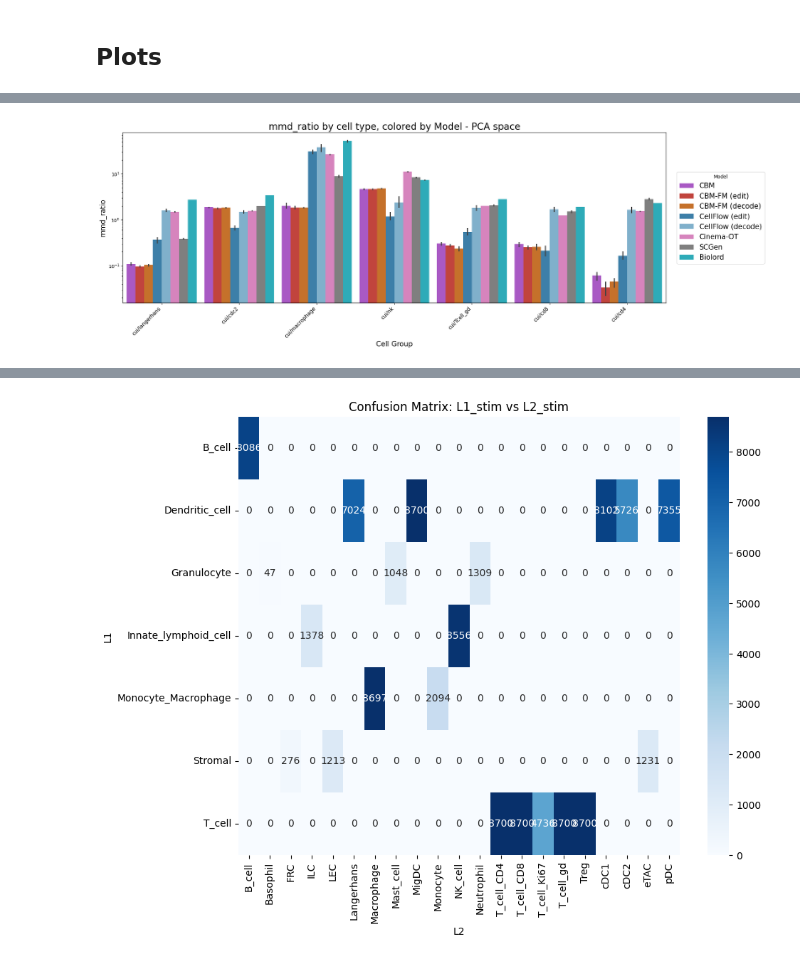
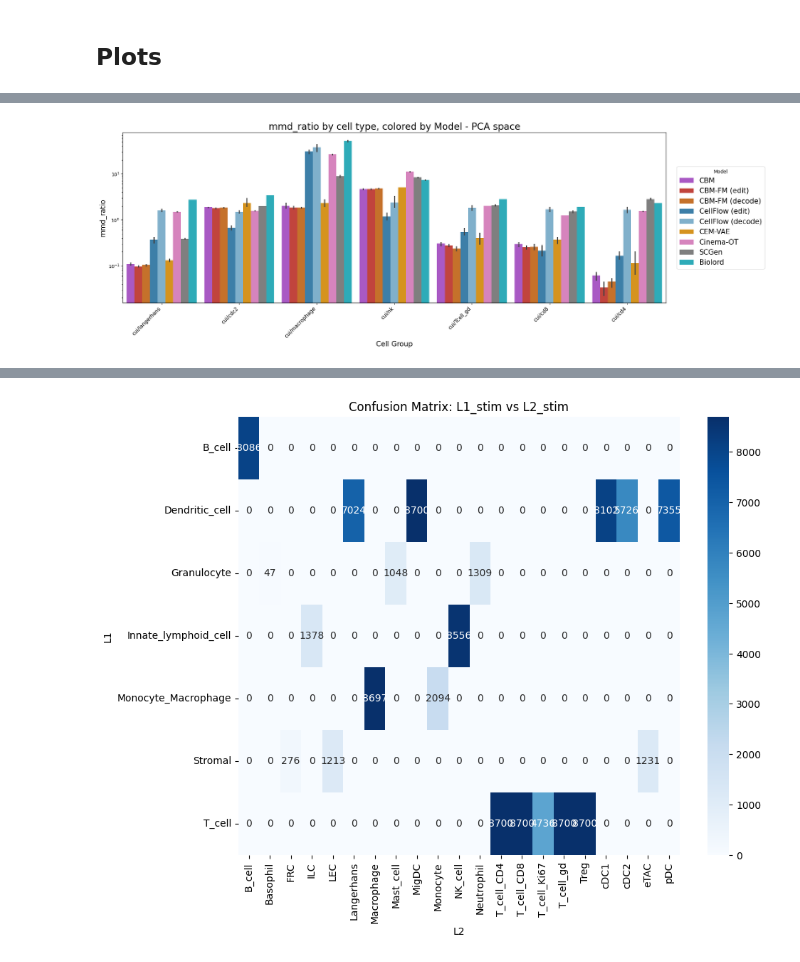
Before and after one commit to almaan/scCBGM, a Jupyter notebook: notebooks/analysis/results_aggregation.ipynb, the cells around one changed output, grey strips where cells are left out. Saved outputs shown, nothing was run; the diff lists cells and outputs as text; code cells hidden in the pictures.

```diff
--- a/notebooks/analysis/results_aggregation.ipynb
+++ b/notebooks/analysis/results_aggregation.ipynb
@@ -21,7 +21,7 @@ api = wandb.Api()
 
 # Method 1: Get sweep object first
 sweep_ids = ["g8povs27", "fymvd3ew", "5tj444h1", "ybds4iut", "gxlld5l2", "rnbneqke", "lf58ioxv"] # This is with concept_hp=0.01 for CBM-based models
-sweep_ids = ["0ndnusil", "fymvd3ew", "5tj444h1", "cdv2yyo6", "gxlld5l2", "rnbneqke", "lf58ioxv"] # This is with concept_hp=0.1 for CBM-based models
+sweep_ids = ["0ndnusil", "fymvd3ew", "5tj444h1", "cdv2yyo6", "gxlld5l2", "rnbneqke", "lf58ioxv","b2eoxdr2"] # This is with concept_hp=0.1 for CBM-based models
 
 entity = "debroue1"  # your username or team name
 project = "conceptlab"
@@ -229,7 +232,7 @@ api = wandb.Api()
 
 # Method 1: Get sweep object first
 sweep_ids = ["uqmtedd2", "zcpmq6vp", "b9ulfnyk", "td69wh8c"]
-sweep_ids = ["jo959g2b", "m3y5vaet", "s1gps1cz", "cia8lm8g", "yiq35p37","y65js1pa"]
+sweep_ids = ["jo959g2b", "m3y5vaet", "s1gps1cz", "cia8lm8g", "yiq35p37","y65js1pa", "4iflyw18"]
 entity = "debroue1"  # your username or team name
 project = "conceptlab"
 
@@ -262,7 +265,8 @@ model_dict = {"cbm": "CBM",
               "conceptflow": "ConceptFlow",
               "cinemaot": "Cinema-OT",
               "scgen": "SCGen",
-              "biolord": "Biolord",}
+              "biolord": "Biolord",
+              "cem_vae": "CEM-VAE"}
 
 df_res["model"] = df_res["model"].map(model_dict)
 # %% [markdown]
@@ -304,7 +308,7 @@ if missing:
     raise ValueError(f"Missing columns in df_res: {missing}")
 
 # Aggregate over seeds: mean and std of mmd_ratio for each (cell type, model) pair
-model_order = ["CBM", "CBM-FM (edit)", "CBM-FM (decode)", "CellFlow (edit)", "CellFlow (decode)", "Cinema-OT", "SCGen", "Biolord"]
+model_order = ["CBM", "CBM-FM (edit)", "CBM-FM (decode)", "CellFlow (edit)", "CellFlow (decode)", "CEM-VAE","Cinema-OT", "SCGen", "Biolord"]
 
 color_map = {
     "CBM": "#b247d6",                     # purple
@@ -316,6 +320,7 @@ color_map = {
     "Cinema-OT": "#e377c2",               # pink
     "SCGen": "#7f7f7f",                   # gray
     "Biolord": "#17becf",                 # teal
+    "CEM-VAE": "#f39b00",                 # yellow-orange
 }
 # Keep only colors for models present
 palette = {k: v for k, v in color_map.items() if k in model_order}
@@ -325,34 +330,34 @@ plt.figure(figsize=(20,7))
 ax = sns.barplot(
     data=df_res,
     x='data/intervention_labels',
     y=metric_name,
     estimator="mean",
     hue='model',
     hue_order = model_order,
     palette=palette,
     width=0.9,
     dodge = True,
  )
 ax.set_yscale('log')
 plt.title(f'{metric_name} by cell type, colored by Model - PCA space', fontsize=20)
 plt.ylabel(f'{metric_name}', fontsize=15)
 plt.xlabel('Cell Group', fontsize=15)
 plt.xticks(rotation=45, ha='right', fontsize=11)
 
 # place legend to the right, outside the plot
 n_models = df_res['model'].nunique()
 ncol = 1  # single column legend on the right
 leg = ax.legend(title='Model', fontsize=15, ncol=ncol,
                 loc='center left', bbox_to_anchor=(1.02, 0.5), borderaxespad=0.)
 
 # make room on the right for the legend
 fig = ax.get_figure()
 fig.subplots_adjust(right=0.75)  # reduce to e.g. 0.75 or 0.7 depending on legend width
 
 plt.tight_layout()
 plt.show()
 # %% [output]
-[figure, old version]
+[figure, new version]
 # %%
 df_res.to_csv("results_cui.csv", index=False)
 # %%
```
Also changed, not shown: parts of 5 cells of this notebook, 1 other file.
